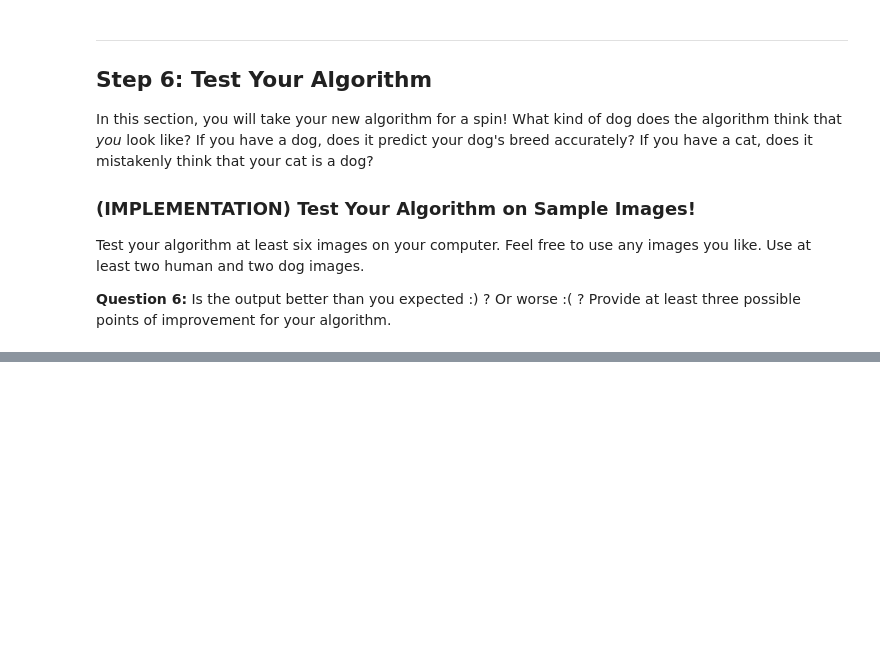
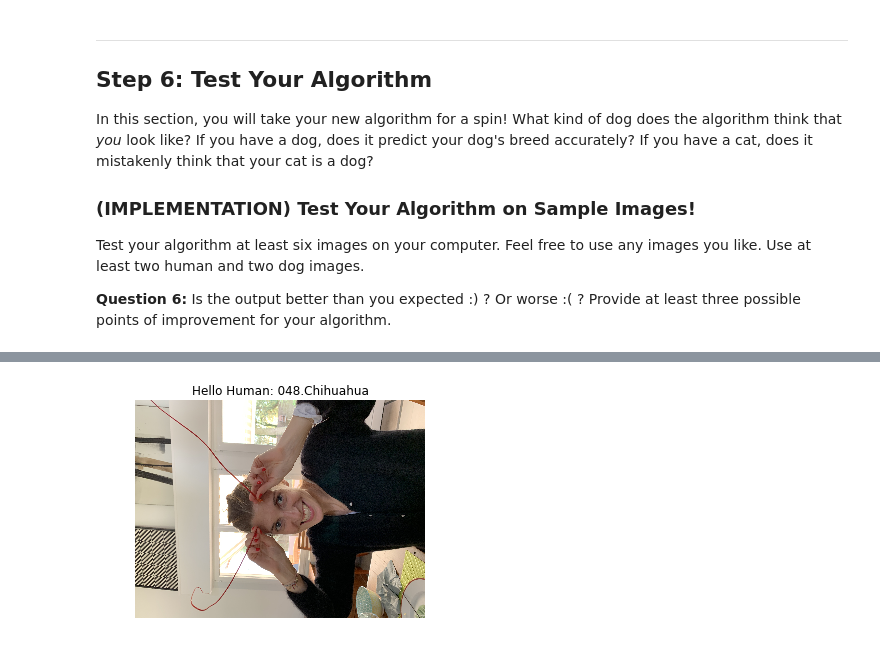
Before and after one commit to stanBienaives/deep-learning-v2-pytorch, a Jupyter notebook: project-dog-classification/dog_app.ipynb, the cells around one changed output, grey strips where cells are left out. Saved outputs shown, nothing was run; the diff lists cells and outputs as text; code cells hidden in the pictures; blank space fills up the shorter version.

```diff
--- a/project-dog-classification/dog_app.ipynb
+++ b/project-dog-classification/dog_app.ipynb
@@ -1077,0 +1086,4 @@ for file in np.hstack((human_files[:3], dog_files[:3])):
+# %%
+run_app("./images/IMG_9508.jpg")
+# %% [output]
+[figure, added]
```
Also changed, not shown: parts of 12 cells of this notebook, 5 other files.
